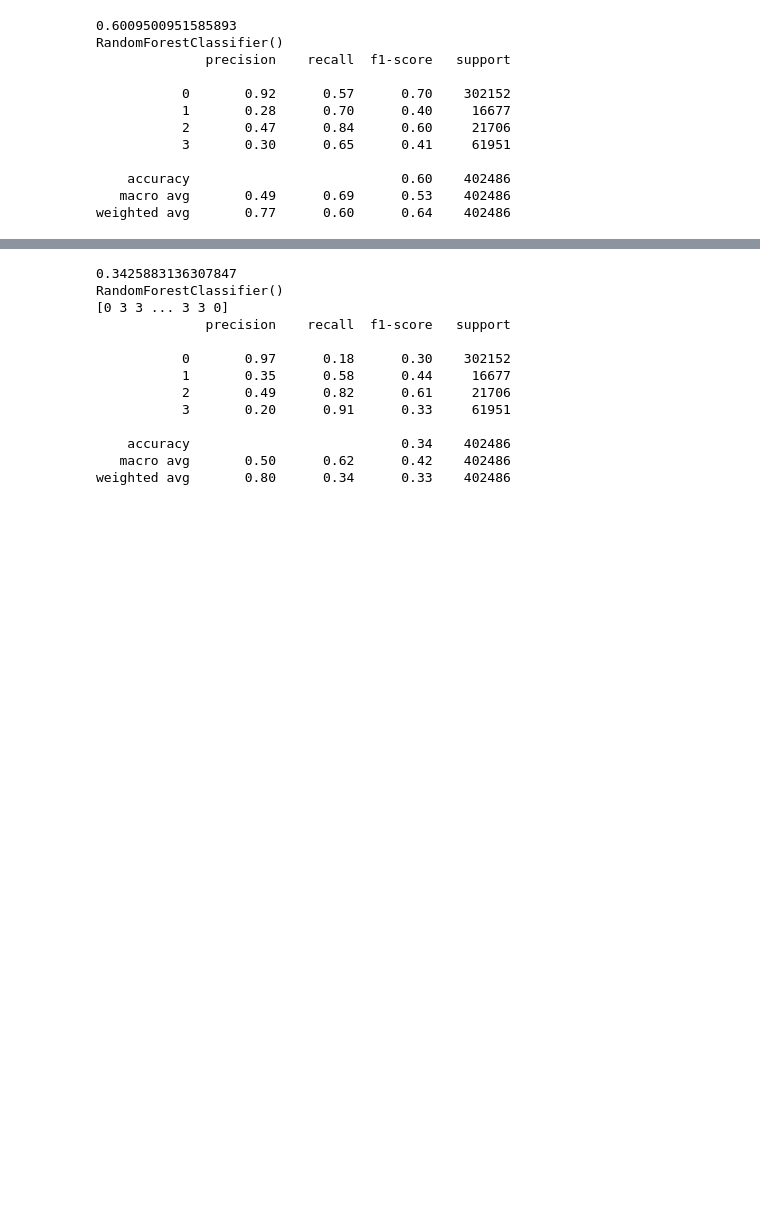
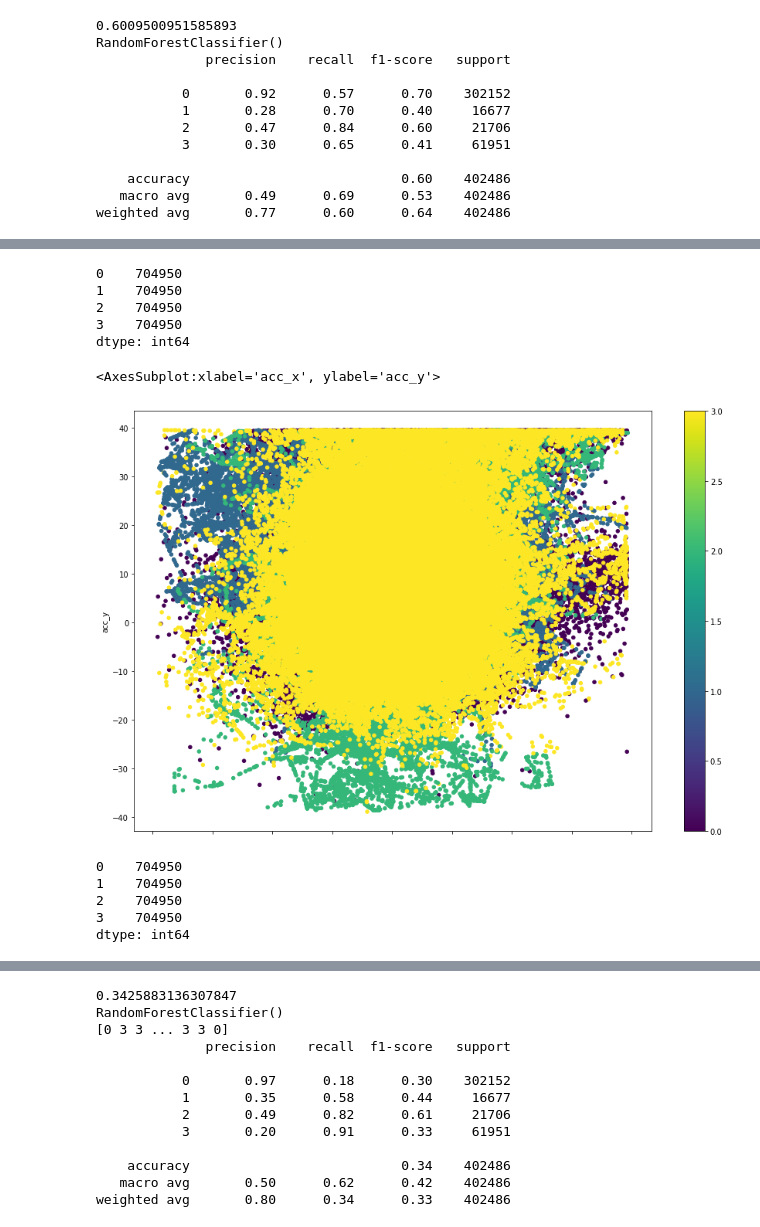
Before and after one commit to pratikdevnani/Terrain-Recognition-from-Time-Series-Data, a Jupyter notebook: ML_experiments.ipynb, the cells around one changed output, grey strips where cells are left out. Drawn from its saved outputs; the diff is of its cells as text; code cells hidden in the pictures; blank space fills up the shorter version.

```diff
--- a/ML_experiments.ipynb
+++ b/ML_experiments.ipynb
@@ -373,0 +484,24 @@ final_df.plot.scatter(x='acc_x', y='acc_y', c='label', colormap='viridis')
+# %%
+pd.DataFrame(over_df[1]).value_counts()
+# %% [output]
+0    704950
+1    704950
+2    704950
+3    704950
+dtype: int64
+# %%
+from imblearn.over_sampling import SMOTE
+over = SMOTE(sampling_strategy='not majority')
+over_df = over.fit_resample(X_train, y_train)
+over_df[0].plot.scatter(x='acc_x', y='acc_y', c=over_df[1], colormap='viridis', figsize=(15,10))
+# %% [output]
+<AxesSubplot:xlabel='acc_x', ylabel='acc_y'>
+[figure, added]
+# %%
+pd.DataFrame(over_df[1]).value_counts()
+# %% [output]
+0    704950
+1    704950
+2    704950
+3    704950
+dtype: int64
```
Also changed, not shown: parts of 23 cells of this notebook, 2 other files.
